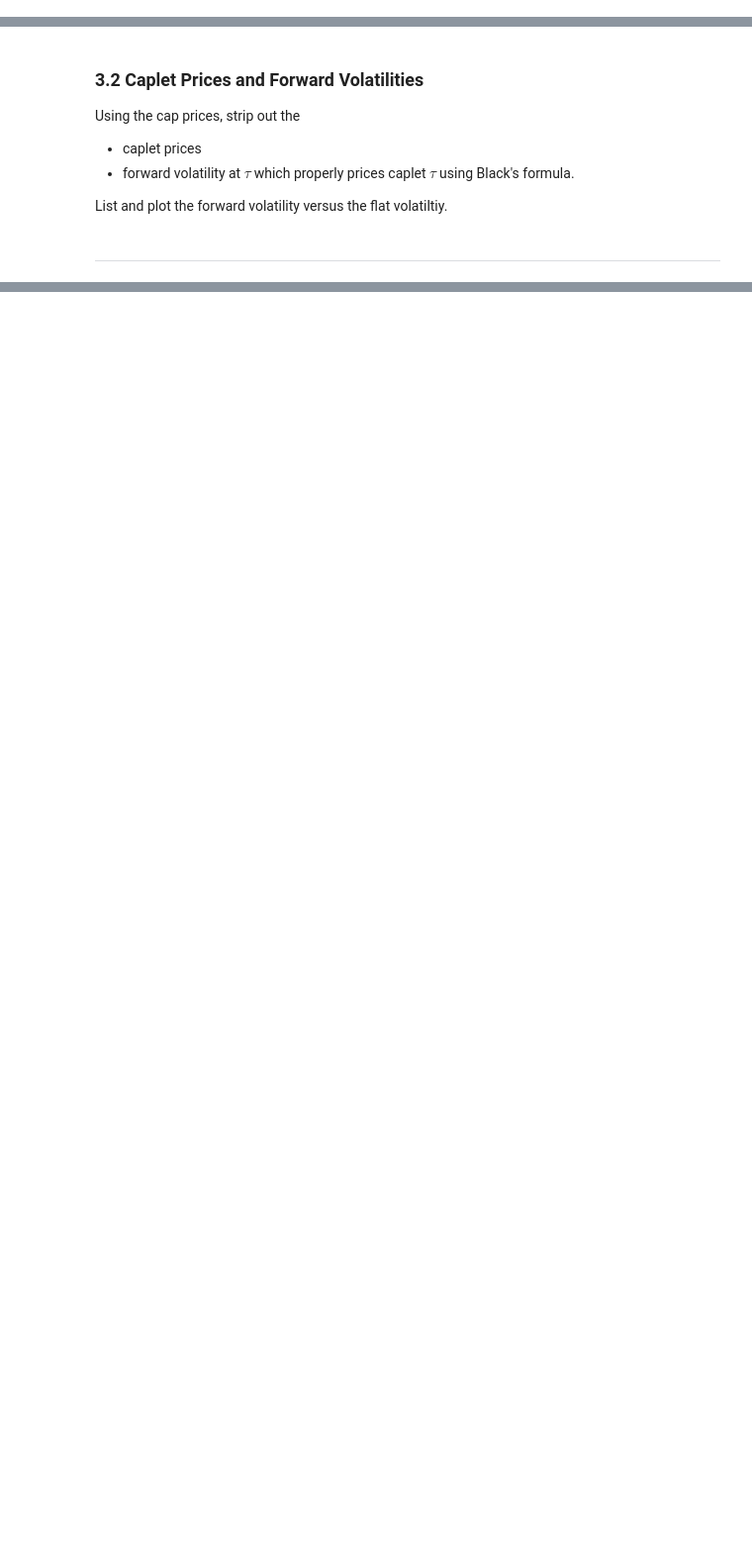
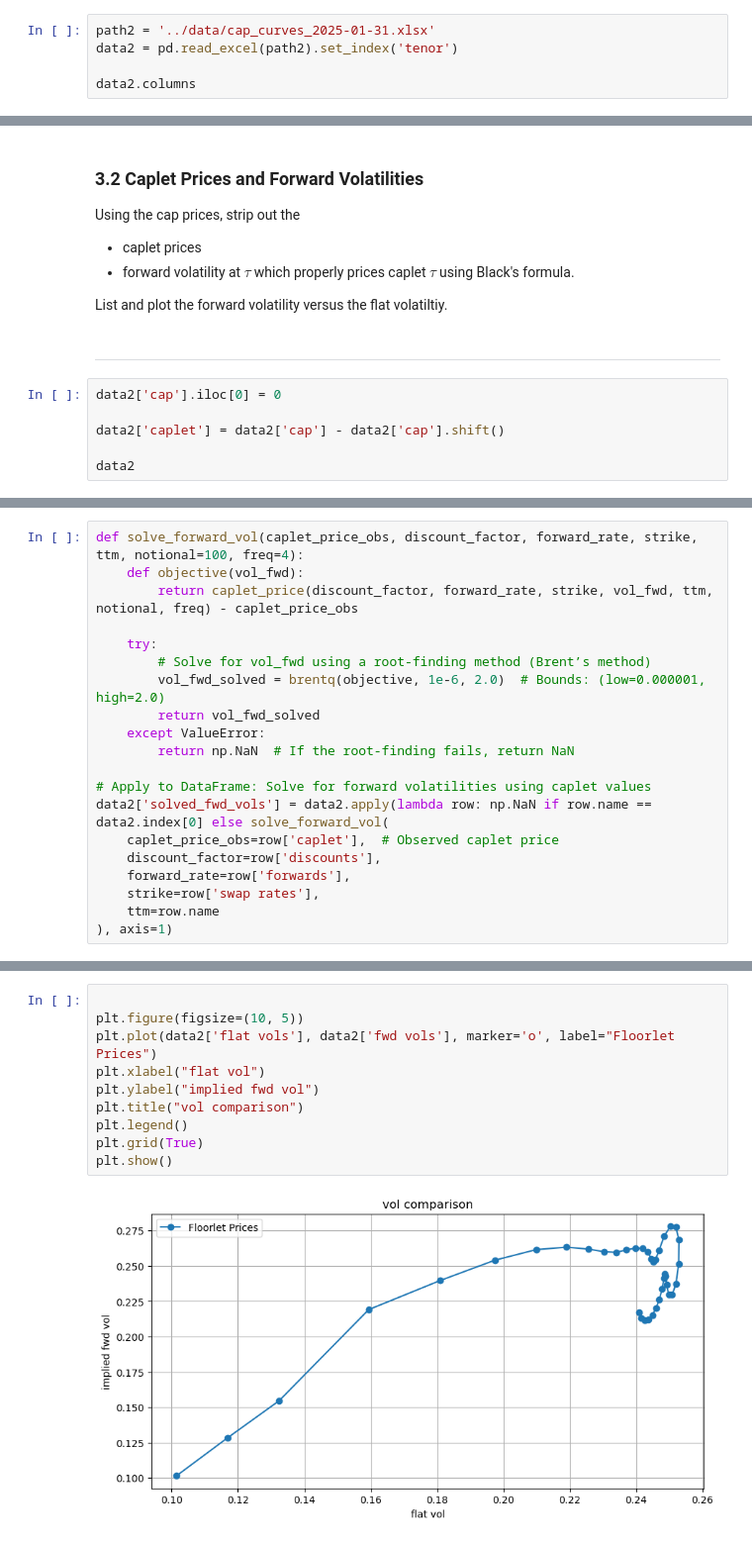
Before and after one commit to vinnyyx/finm-fiderivs-2025, a Jupyter notebook: homework/Homework 1.ipynb, the cells around one changed output, grey strips where cells are left out. Shown at 99% size. Drawn from its saved outputs; the diff is of its cells as text; blank space fills up the shorter version.

```diff
--- a/homework/Homework 1.ipynb
+++ b/homework/Homework 1.ipynb
@@ -202,3 +415,8 @@ The file `data/cap_curves_2025-01-31.xlsx` has market data on the following curv
 A few details
 * the swap and forward rates are quarterly compounded.
 * the flat volatilites are (Black) quotes on caps containing caplets ranging from expiration of $\tau=.5$ to $\tau=T$.
+# %%
+path2 = '../data/cap_curves_2025-01-31.xlsx'
+data2 = pd.read_excel(path2).set_index('tenor')
+
+data2.columns
@@ -246,3 +550,9 @@ Using the cap prices, strip out the
 List and plot the forward volatility versus the flat volatiltiy.
 # %% [markdown]
 ***
+# %%
+data2['cap'].iloc[0] = 0
+
+data2['caplet'] = data2['cap'] - data2['cap'].shift()
+
+data2
@@ -248,0 +588,20 @@ List and plot the forward volatility versus the flat volatiltiy.
+# %%
+def solve_forward_vol(caplet_price_obs, discount_factor, forward_rate, strike, ttm, notional=100, freq=4):
+    def objective(vol_fwd):
+        return caplet_price(discount_factor, forward_rate, strike, vol_fwd, ttm, notional, freq) - caplet_price_obs
+
+    try:
+        # Solve for vol_fwd using a root-finding method (Brent’s method)
+        vol_fwd_solved = brentq(objective, 1e-6, 2.0)  # Bounds: (low=0.000001, high=2.0)
+        return vol_fwd_solved
+    except ValueError:
+        return np.NaN  # If the root-finding fails, return NaN
+
+# Apply to DataFrame: Solve for forward volatilities using caplet values
+data2['solved_fwd_vols'] = data2.apply(lambda row: np.NaN if row.name == data2.index[0] else solve_forward_vol(
+    caplet_price_obs=row['caplet'],  # Observed caplet price
+    discount_factor=row['discounts'],
+    forward_rate=row['forwards'],
+    strike=row['swap rates'],
+    ttm=row.name
+), axis=1)
@@ -248,0 +629,12 @@ List and plot the forward volatility versus the flat volatiltiy.
+# %%
+
+plt.figure(figsize=(10, 5))
+plt.plot(data2['flat vols'], data2['fwd vols'], marker='o', label="Floorlet Prices")
+plt.xlabel("flat vol")
+plt.ylabel("implied fwd vol")
+plt.title("vol comparison")
+plt.legend()
+plt.grid(True)
+plt.show()
+# %% [output]
+[figure, added]
```
Also changed, not shown: parts of 28 cells of this notebook.
